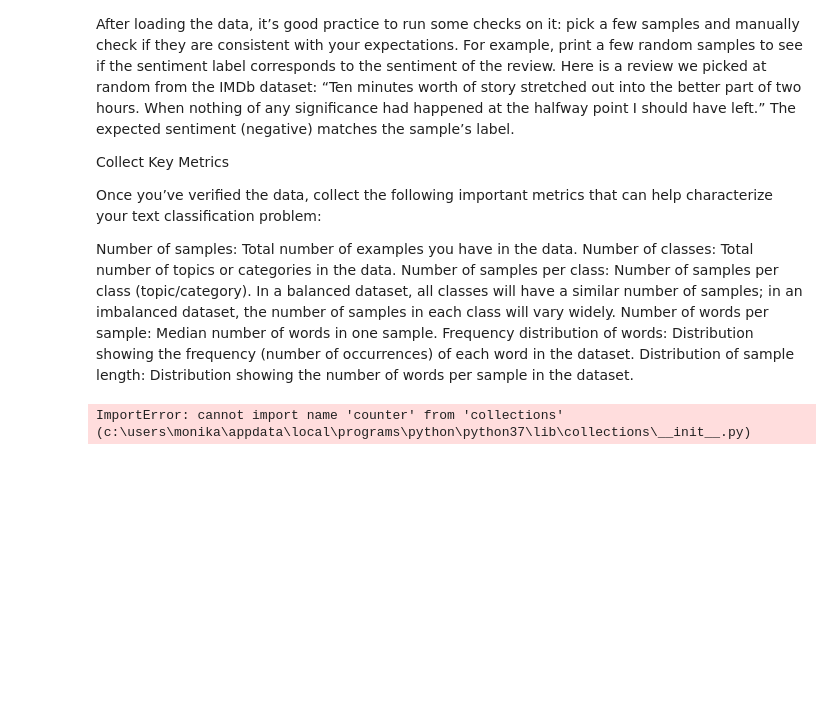
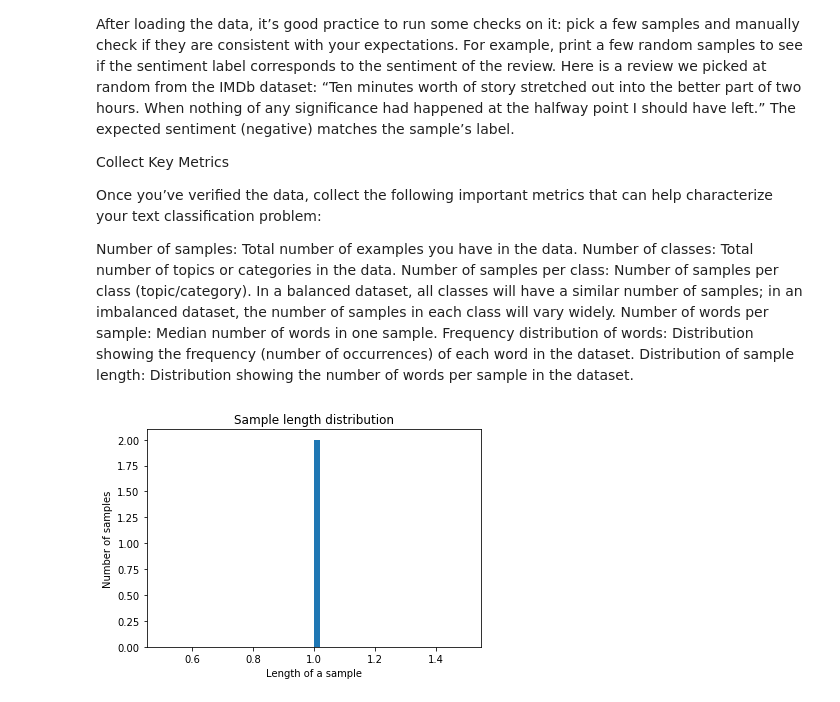
Before and after one commit to MysticMonika/TextClassification, a Jupyter notebook: TextClassification.ipynb, the cells around one changed output. Saved outputs shown, nothing was run; the diff lists cells and outputs as text; code cells hidden in the pictures; blank space fills up the shorter version.

```diff
--- a/TextClassification.ipynb
+++ b/TextClassification.ipynb
@@ -116,7 +116,7 @@ from __future__  import print_function
 
 import numpy as np
 import matplotlib.pyplot as plt
-from collections import counter
+from collections import Counter
 from sklearn.feature_extraction.text import CountVectorizer
 
 def get_num_classes(labels):
@@ -204,31 +204,34 @@ def plot_frequency_distribution_of_ngrams(sample_texts,
     plt.show()
 
 def plot_sample_length_distribution(sample_texts):
 
 
     plt.hist([len(s) for s in sample_texts], 50)
     plt.xlabel('Length of a sample')
     plt.ylabel('Number of samples')
     plt.title('Sample length distribution')
     plt.show()
 
 
 def plot_class_distribution(labels):
     """Plots the class distribution.
     # Arguments
         labels: list, label values.
             There should be at lease one sample for values in the
             range (0, num_classes -1)
     """
     num_classes = get_num_classes(labels)
     count_map = Counter(labels)
     counts = [count_map[i] for i in range(num_classes)]
     idx = np.arange(num_classes)
     plt.bar(idx, counts, width=0.8, color='b')
     plt.xlabel('Class')
     plt.ylabel('Number of samples')
     plt.title('Class distribution')
     plt.xticks(idx, idx)
     plt.show()
+
+get_num_words_per_sample('10')
+plot_sample_length_distribution('25')
 # %% [output]
-ImportError: cannot import name 'counter' from 'collections' (c:\users\monika\appdata\local\programs\python\python37\lib\collections\__init__.py)
+[figure, added]
```
Also changed, not shown: parts of 3 cells of this notebook.
